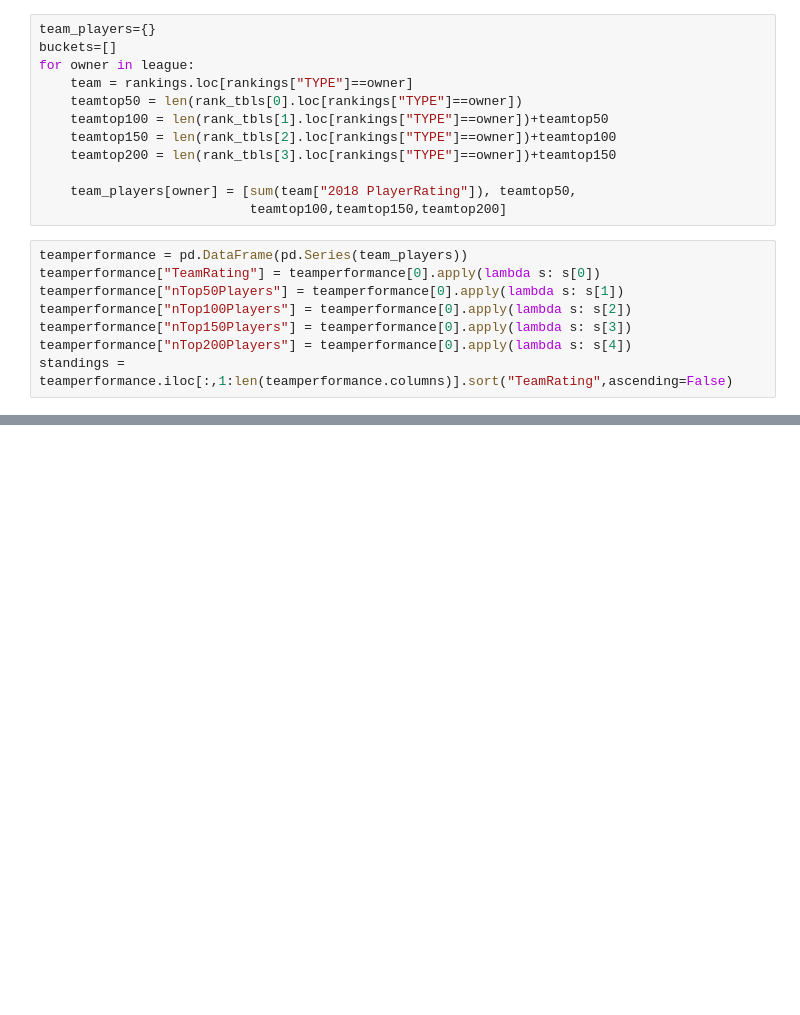
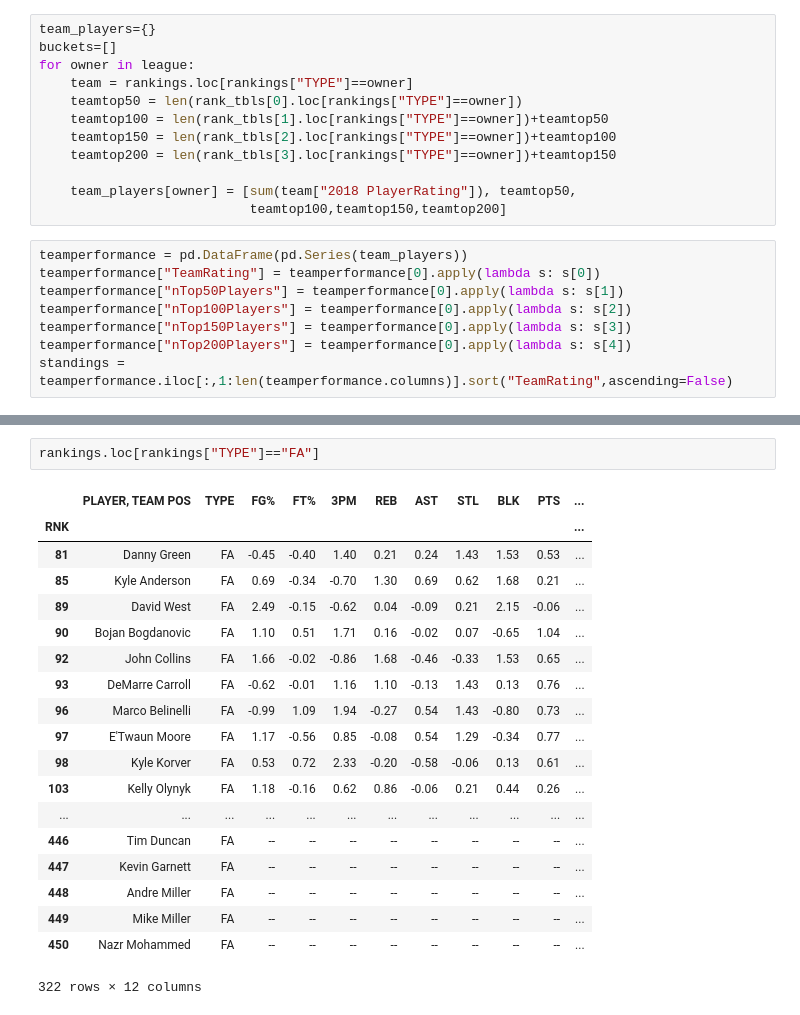
Before and after one commit to ewongz/espnfantasy, a Jupyter notebook: NBA Player Rank.ipynb, the cells around one changed output, grey strips where cells are left out. Cells and saved outputs as stored; diff of their text form; blank space fills up the shorter version.

Commit message:
nba player ranker notebook

```diff
--- a/NBA Player Rank.ipynb
+++ b/NBA Player Rank.ipynb
@@ -89,0 +248,22 @@ rankings.loc[rankings["TYPE"]=="WONG"]
+# %%
+rankings.loc[rankings["TYPE"]=="FA"]
+# %% [output]
+|  | PLAYER, TEAM POS | TYPE | FG% | FT% | 3PM | REB | AST | STL | BLK | PTS | ... |
+| RNK |  |  |  |  |  |  |  |  |  |  | ... |
+| 81 | Danny Green | FA | -0.45 | -0.40 | 1.40 | 0.21 | 0.24 | 1.43 | 1.53 | 0.53 | ... |
+| 85 | Kyle Anderson | FA | 0.69 | -0.34 | -0.70 | 1.30 | 0.69 | 0.62 | 1.68 | 0.21 | ... |
+| 89 | David West | FA | 2.49 | -0.15 | -0.62 | 0.04 | -0.09 | 0.21 | 2.15 | -0.06 | ... |
+| 90 | Bojan Bogdanovic | FA | 1.10 | 0.51 | 1.71 | 0.16 | -0.02 | 0.07 | -0.65 | 1.04 | ... |
+| 92 | John Collins | FA | 1.66 | -0.02 | -0.86 | 1.68 | -0.46 | -0.33 | 1.53 | 0.65 | ... |
+| 93 | DeMarre Carroll | FA | -0.62 | -0.01 | 1.16 | 1.10 | -0.13 | 1.43 | 0.13 | 0.76 | ... |
+| 96 | Marco Belinelli | FA | -0.99 | 1.09 | 1.94 | -0.27 | 0.54 | 1.43 | -0.80 | 0.73 | ... |
+| 97 | E'Twaun Moore | FA | 1.17 | -0.56 | 0.85 | -0.08 | 0.54 | 1.29 | -0.34 | 0.77 | ... |
+| 98 | Kyle Korver | FA | 0.53 | 0.72 | 2.33 | -0.20 | -0.58 | -0.06 | 0.13 | 0.61 | ... |
+| 103 | Kelly Olynyk | FA | 1.18 | -0.16 | 0.62 | 0.86 | -0.06 | 0.21 | 0.44 | 0.26 | ... |
+| ... | ... | ... | ... | ... | ... | ... | ... | ... | ... | ... | ... |
+| 446 | Tim Duncan | FA | -- | -- | -- | -- | -- | -- | -- | -- | ... |
+| 447 | Kevin Garnett | FA | -- | -- | -- | -- | -- | -- | -- | -- | ... |
+| 448 | Andre Miller | FA | -- | -- | -- | -- | -- | -- | -- | -- | ... |
+| 449 | Mike Miller | FA | -- | -- | -- | -- | -- | -- | -- | -- | ... |
+| 450 | Nazr Mohammed | FA | -- | -- | -- | -- | -- | -- | -- | -- | ... |
+322 rows × 12 columns
```
Also changed, not shown: parts of 31 cells of this notebook.
